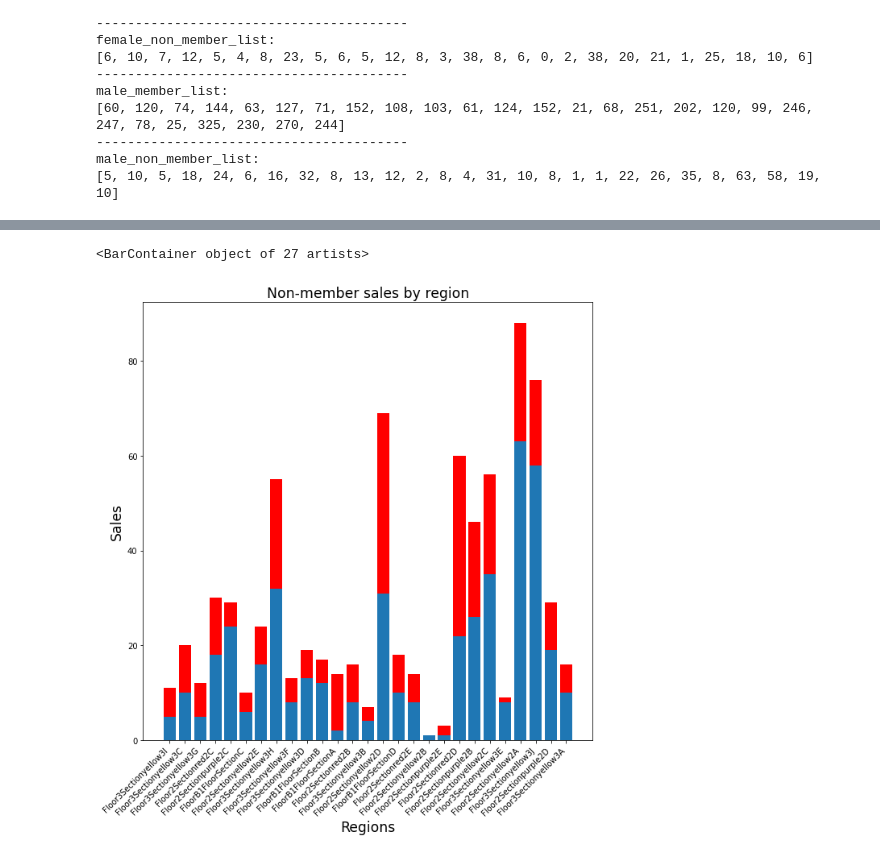
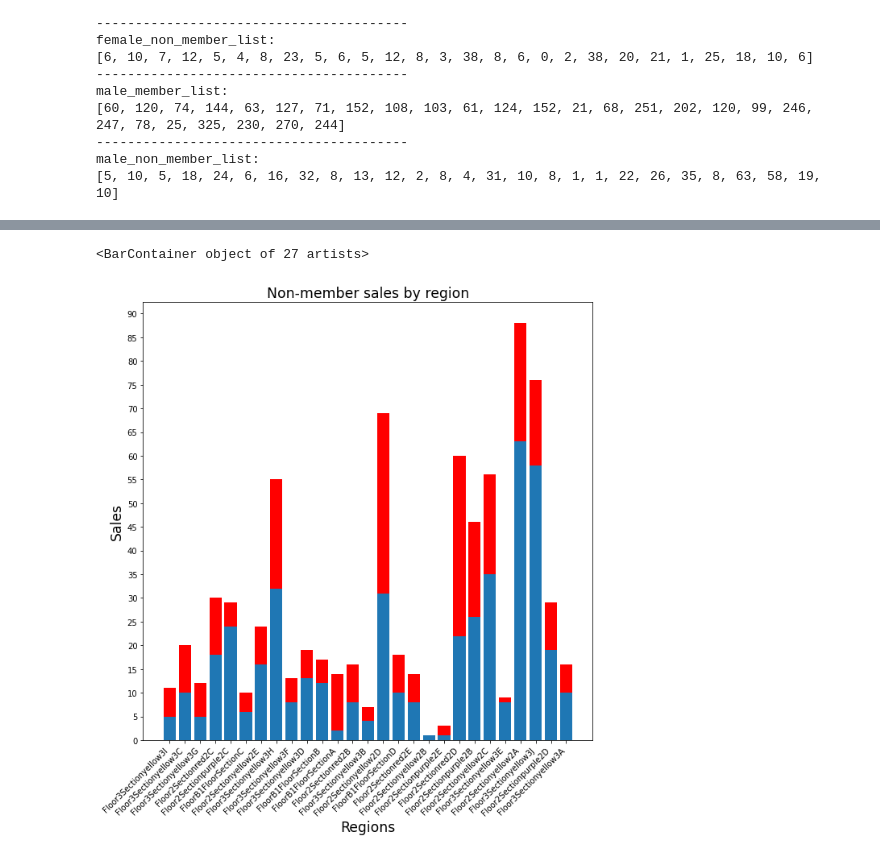
Before and after one commit to tengtengsnake/DS_info, a Jupyter notebook: final-graph-task-1.ipynb, the cells around one changed output, grey strips where cells are left out. Saved outputs shown, nothing was run; the diff lists cells and outputs as text; code cells hidden in the pictures.

```diff
--- a/final-graph-task-1.ipynb
+++ b/final-graph-task-1.ipynb
@@ -149,17 +149,19 @@ plt.bar(x,female_member_list,bottom=male_member_list,color='red')
 # %%
 #Stacked bar chart
 #non_member_list
 #Use the horizontalalignment or ha argument for that and set it to "right":
 plt.figure(figsize=(10.0,10.0))
 plt.title('Non-member sales by region',fontsize='xx-large')
 plt.xlabel('Regions',fontsize='xx-large')
 plt.ylabel('Sales',fontsize='xx-large')
 
 x=np.arange(len(female_member_list))
 #print(x)
 plt.xticks(x,xticks_regions,rotation=45,ha='right')
+yticks=np.arange(0,100,5)
+plt.yticks(yticks)
 plt.bar(x,male_non_member_list)
 plt.bar(x,female_non_member_list,bottom=male_non_member_list,color='red')
 # %% [output]
 <BarContainer object of 27 artists>
-[figure, old version]
+[figure, new version]
```
Also changed, not shown: parts of 2 cells of this notebook.
